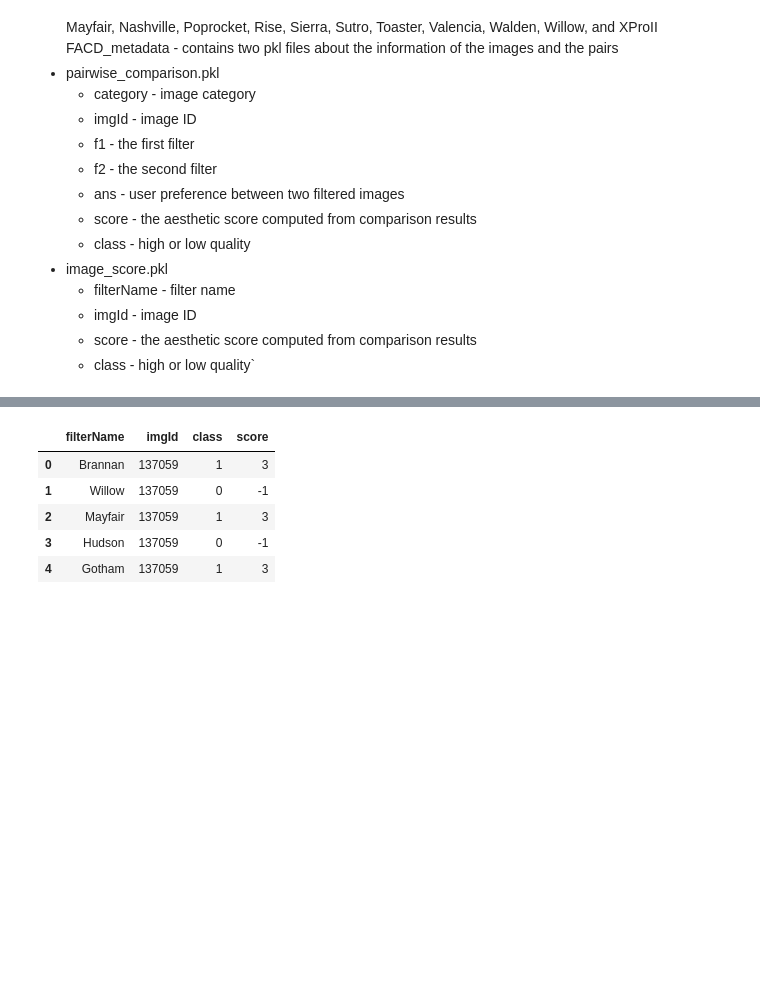
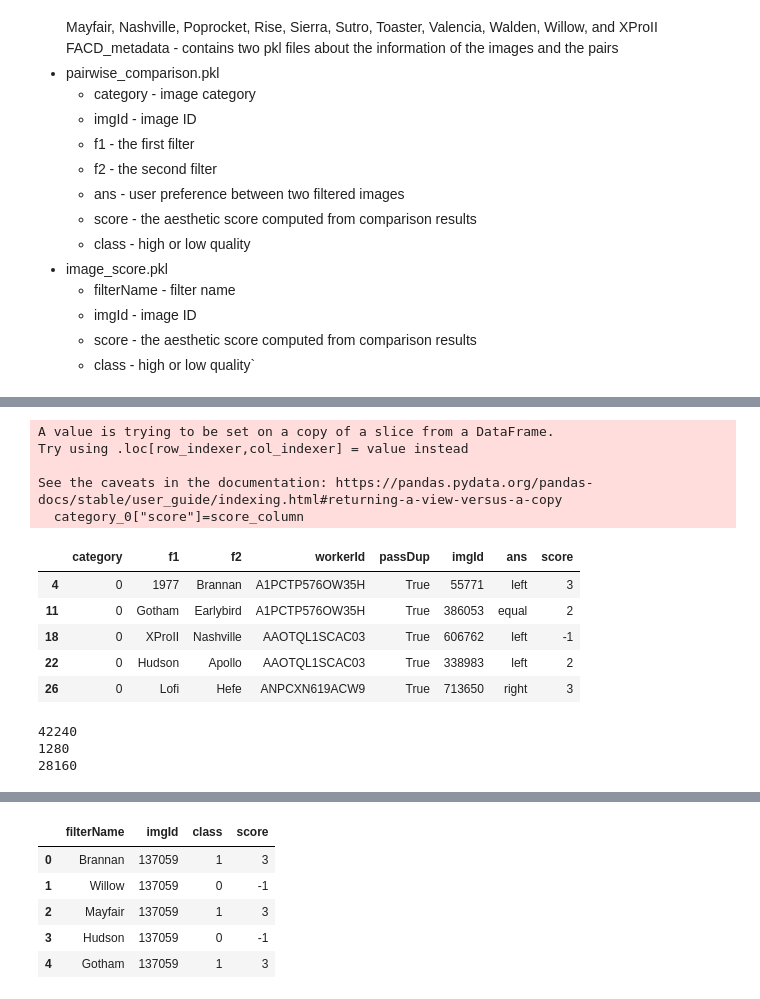
Before and after one commit to dipikakhullar/ComparisonNetworksResearch, a Jupyter notebook: FAC/data.ipynb, the cells around one changed output, grey strips where cells are left out. Saved outputs shown, nothing was run; the diff lists cells and outputs as text; code cells hidden in the pictures; blank space fills up the shorter version.

Commit message:
training works, importing data wrong, will fix that in next commit

```diff
--- a/FAC/data.ipynb
+++ b/FAC/data.ipynb
@@ -44,0 +110,44 @@ comparison_pickle.head(n=5)
+# %%
+category_0 = comparison_pickle[comparison_pickle['category']==0]
+winning_filters = []
+for index, row in category_0.iterrows():
+    if row['ans'] == "left":
+        winning_filters.append(row['f1'])
+    else:
+        winning_filters.append(row['f2'])
+# %%
+image_id_score_map = {}
+imgid = list(image_score["imgId"])
+filters = list(image_score["filterName"])
+scores = list(image_score["score"])
+for i in range(0, len(imgid)):
+    img_i = imgid[i]
+    score_i = scores[i]
+    filter_i = filters[i]
+    image_id_score_map[(img_i,filter_i)] = score_i
+
+
+
+score_column = []
+count = 0
+for index, row in category_0.iterrows():
+    img = row['imgId']
+    winning_filter = winning_filters[count]
+    to_add = image_id_score_map[img, winning_filter]
+    count += 1
+    score_column.append(to_add)
+# %%
+category_0["score"]=score_column
+category_0.head()
+# %% [output]
+A value is trying to be set on a copy of a slice from a DataFrame.
+Try using .loc[row_indexer,col_indexer] = value instead
+
+See the caveats in the documentation: https://pandas.pydata.org/pandas-docs/stable/user_guide/indexing.html#returning-a-view-versus-a-copy
+  category_0["score"]=score_column
+|  | category | f1 | f2 | workerId | passDup | imgId | ans | score |
+| 4 | 0 | 1977 | Brannan | A1PCTP576OW35H | True | 55771 | left | 3 |
+| 11 | 0 | Gotham | Earlybird | A1PCTP576OW35H | True | 386053 | equal | 2 |
+| 18 | 0 | XProII | Nashville | AAOTQL1SCAC03 | True | 606762 | left | -1 |
+| 22 | 0 | Hudson | Apollo | AAOTQL1SCAC03 | True | 338983 | left | 2 |
+| 26 | 0 | Lofi | Hefe | ANPCXN619ACW9 | True | 713650 | right | 3 |
@@ -44,0 +172,8 @@ comparison_pickle.head(n=5)
+# %%
+print(len(comparison_pickle['imgId']))
+print(len(set(comparison_pickle['imgId'])))
+print(len(image_score['imgId']))
+# %% [output]
+42240
+1280
+28160
```
Also changed, not shown: parts of 34 cells of this notebook, 5 other files.
